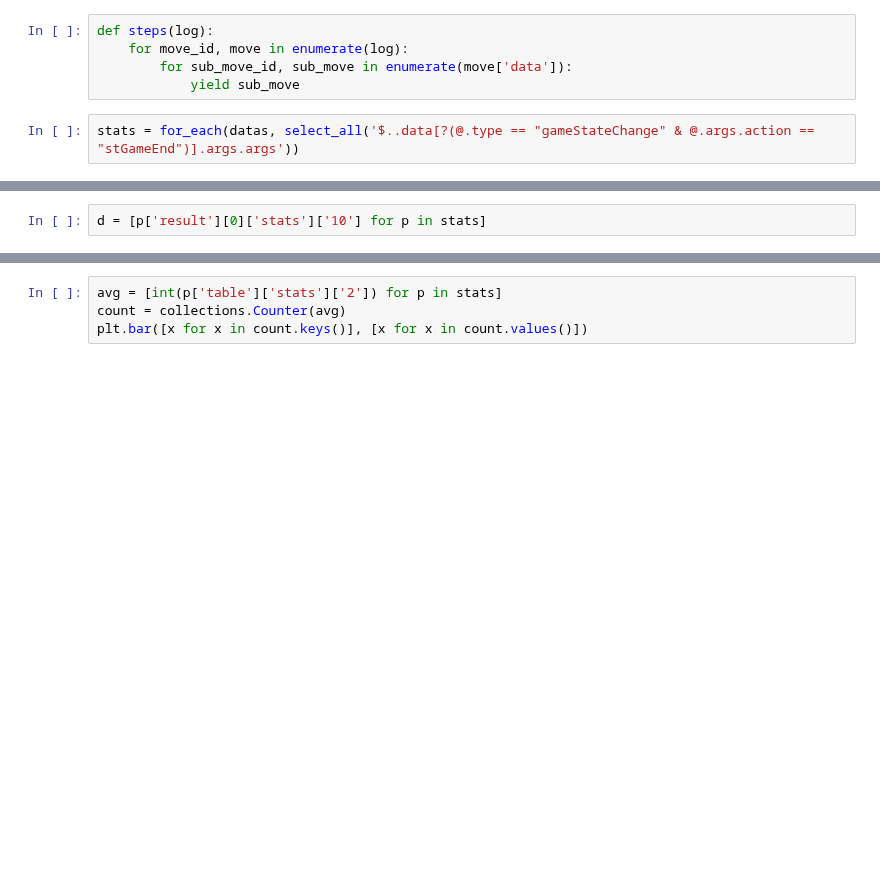
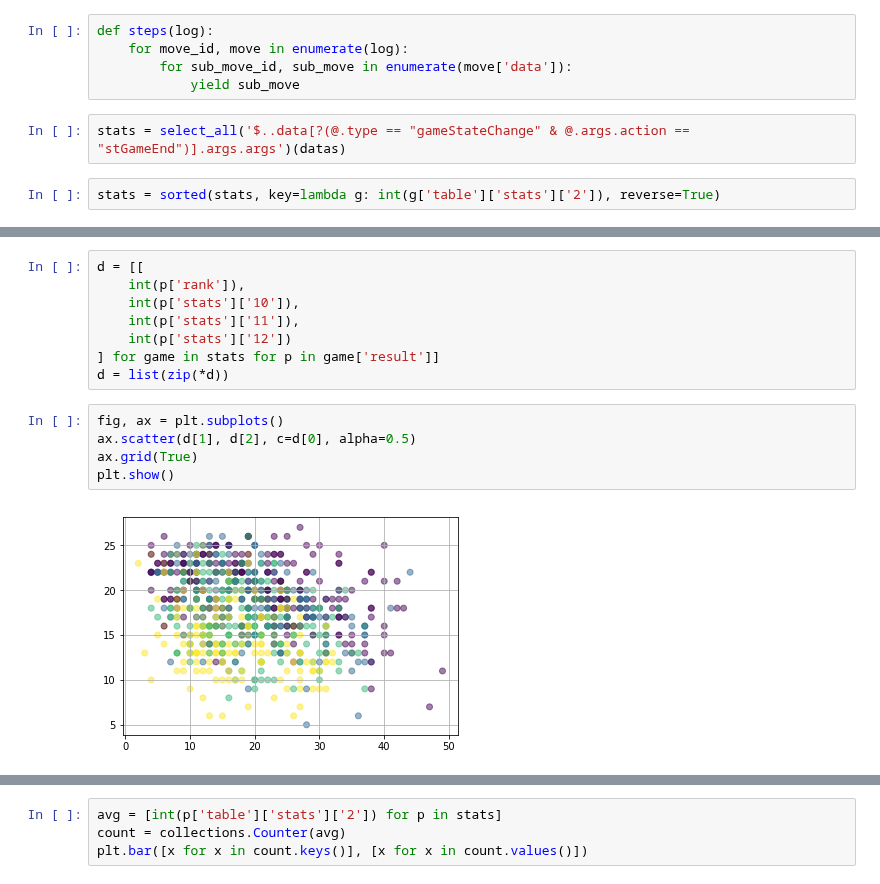
Before and after one commit to xiwix/binder, a Jupyter notebook: bga.puertorico.analyze.ipynb, the cells around one changed output, grey strips where cells are left out. Saved outputs shown, nothing was run; the diff lists cells and outputs as text; blank space fills up the shorter version.

```diff
--- a/bga.puertorico.analyze.ipynb
+++ b/bga.puertorico.analyze.ipynb
@@ -206,4 +210,6 @@ def steps(log):
         for sub_move_id, sub_move in enumerate(move['data']):
             yield sub_move
 # %%
-stats = for_each(datas, select_all('$..data[?(@.type == "gameStateChange" & @.args.action == "stGameEnd")].args.args'))
+stats = select_all('$..data[?(@.type == "gameStateChange" & @.args.action == "stGameEnd")].args.args')(datas)
+# %%
+stats = sorted(stats, key=lambda g: int(g['table']['stats']['2']), reverse=True)
@@ -214,5 +230,18 @@ JSON(res, width=width)
-# %%
-d = [p['result'][0]['stats']['10'] for p in stats]
+# %%
+d = [[
+    int(p['rank']),
+    int(p['stats']['10']),
+    int(p['stats']['11']),
+    int(p['stats']['12'])
+] for game in stats for p in game['result']]
+d = list(zip(*d))
+# %%
+fig, ax = plt.subplots()
+ax.scatter(d[1], d[2], c=d[0], alpha=0.5)
+ax.grid(True)
+plt.show()
+# %% [output]
+[figure, added]
 # %%
 br = 40
 plt.plot(
```
Also changed, not shown: parts of 4 cells of this notebook.
